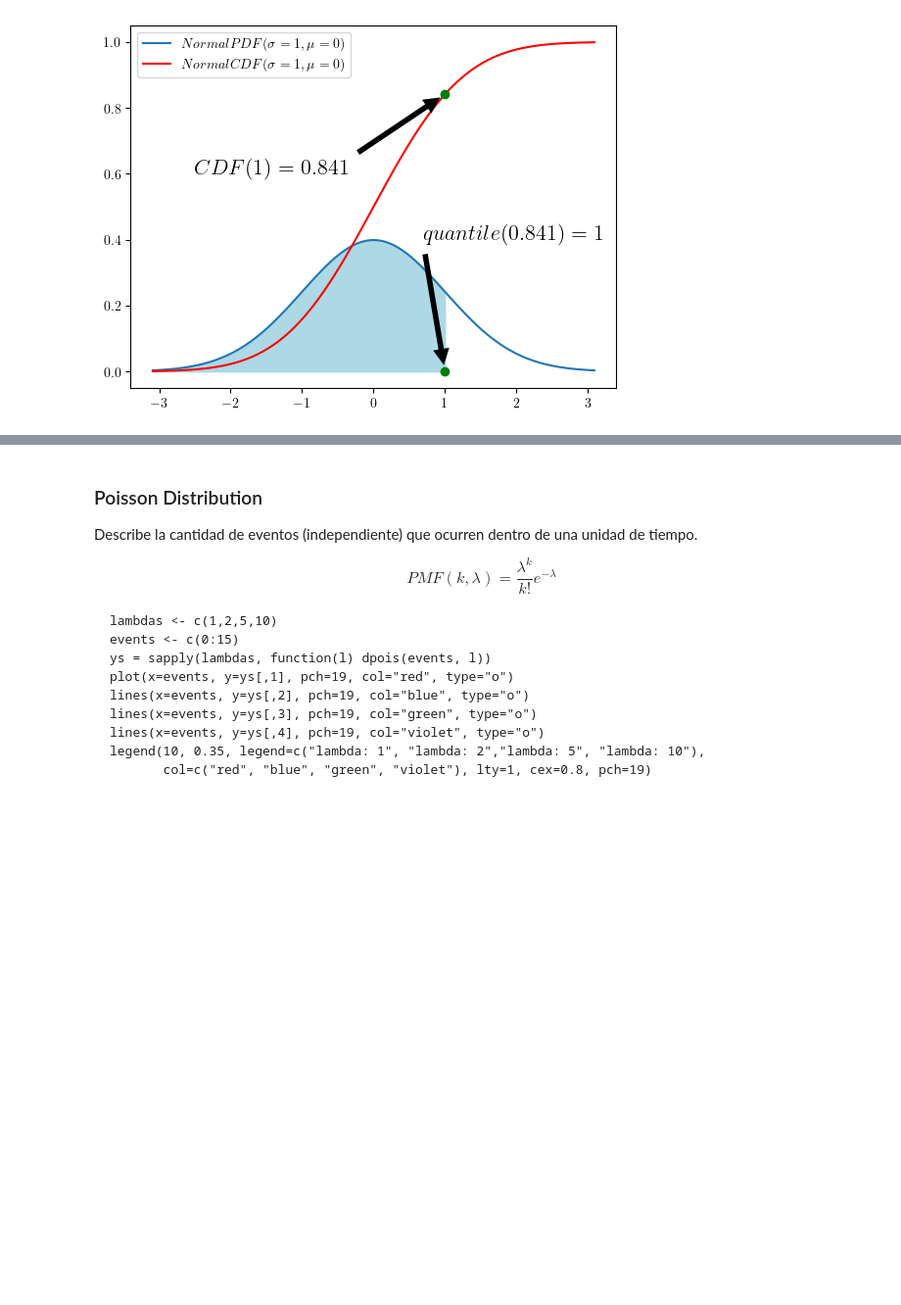
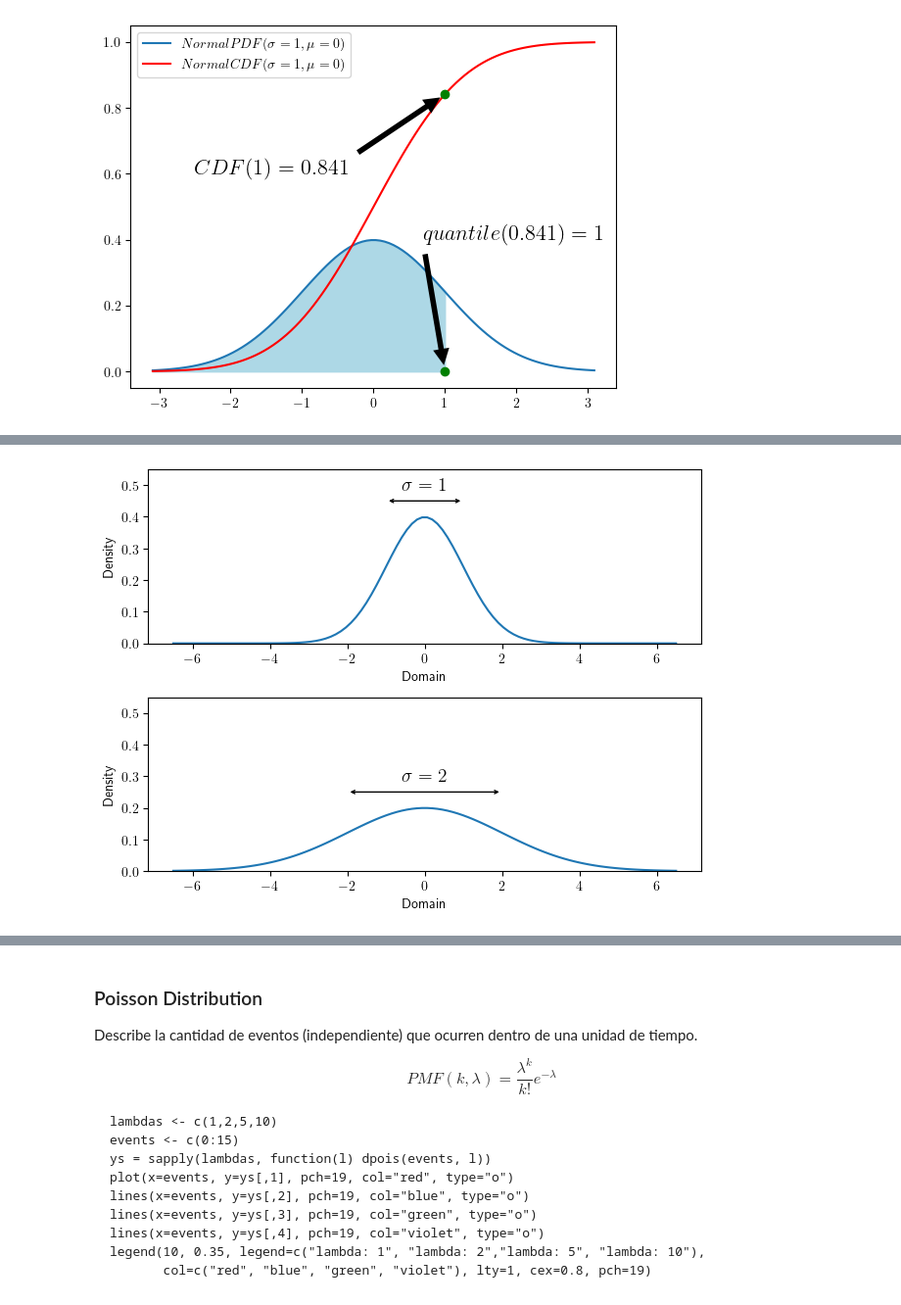
Before and after one commit to javieriserte/qualitative-data-course, a Jupyter notebook: classes/C01.1.Variables_y_funciones.ipynb, the cells around one changed output, grey strips where cells are left out. Shown at 98% size. Saved outputs shown, nothing was run; the diff lists cells and outputs as text; code cells hidden in the pictures; blank space fills up the shorter version.

```diff
--- a/classes/C01.1.Variables_y_funciones.ipynb
+++ b/classes/C01.1.Variables_y_funciones.ipynb
@@ -301,0 +185,5 @@ for (dg in freedom_degrees) {
+# %%
+C01
+C01.normal_distribution_sigma_plot()
+# %% [output]
+[figure, added]
```
Also changed, not shown: parts of 21 cells of this notebook, 1 other file.
